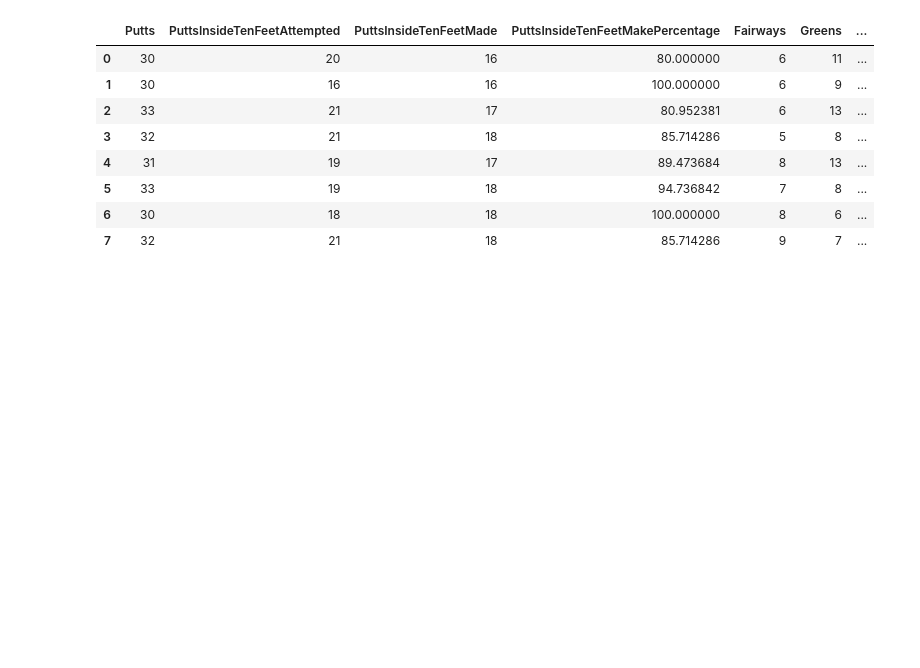
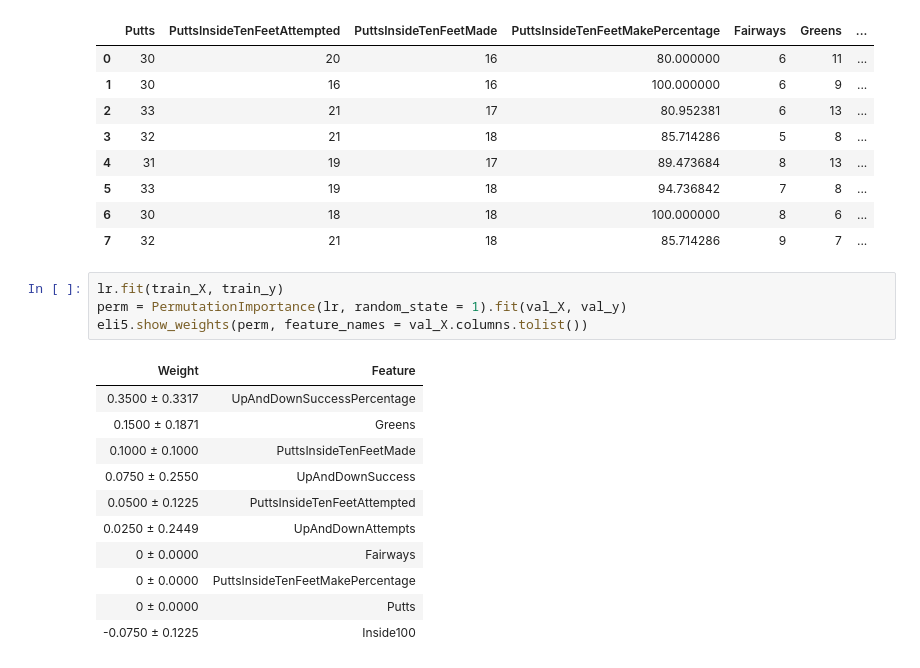
Before and after one commit to jreckin/FunAnalyticalStuff, a Jupyter notebook: golf_scores.ipynb, the cells around one changed output. Saved outputs shown, nothing was run; the diff lists cells and outputs as text; blank space fills up the shorter version.

```diff
--- a/golf_scores.ipynb
+++ b/golf_scores.ipynb
@@ -726,3 +726,19 @@ percent_chances
 | 5 | 33 | 19 | 18 | 94.736842 | 7 | 8 | ... |
 | 6 | 30 | 18 | 18 | 100.000000 | 8 | 6 | ... |
 | 7 | 32 | 21 | 18 | 85.714286 | 9 | 7 | ... |
+# %%
+lr.fit(train_X, train_y)
+perm = PermutationImportance(lr, random_state = 1).fit(val_X, val_y)
+eli5.show_weights(perm, feature_names = val_X.columns.tolist())
+# %% [output]
+| Weight | Feature |
+| 0.3500 ± 0.3317 | UpAndDownSuccessPercentage |
+| 0.1500 ± 0.1871 | Greens |
+| 0.1000 ± 0.1000 | PuttsInsideTenFeetMade |
+| 0.0750 ± 0.2550 | UpAndDownSuccess |
+| 0.0500 ± 0.1225 | PuttsInsideTenFeetAttempted |
+| 0.0250 ± 0.2449 | UpAndDownAttempts |
+| 0 ± 0.0000 | Fairways |
+| 0 ± 0.0000 | PuttsInsideTenFeetMakePercentage |
+| 0 ± 0.0000 | Putts |
+| -0.0750 ± 0.1225 | Inside100 |
```
